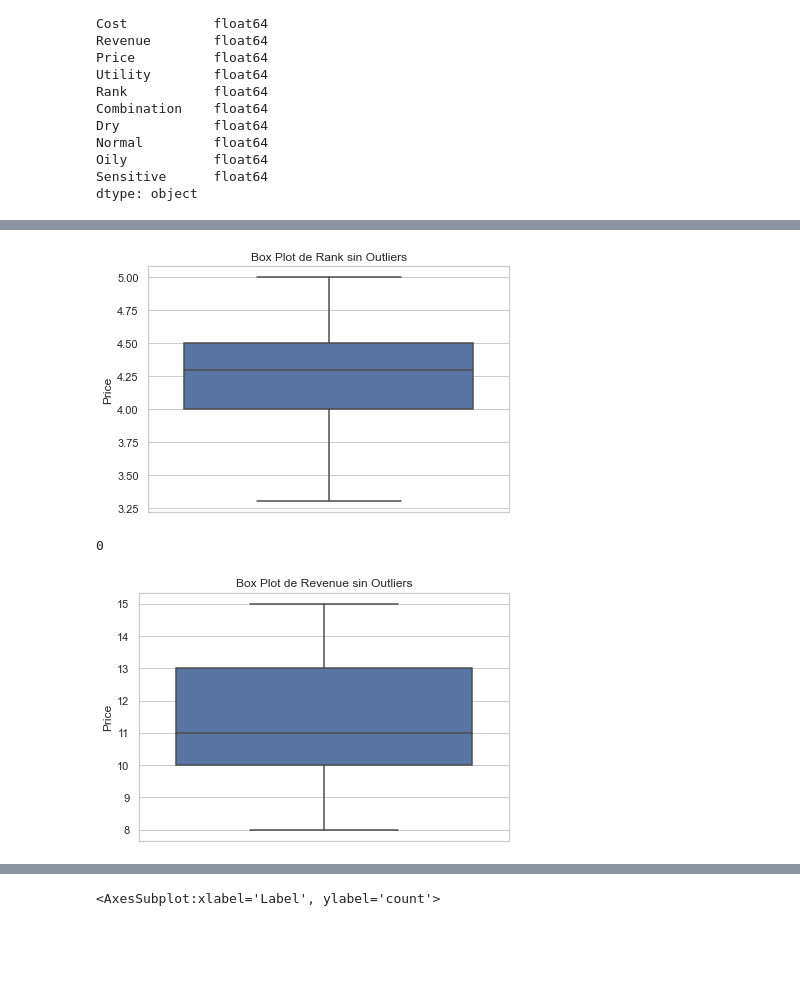
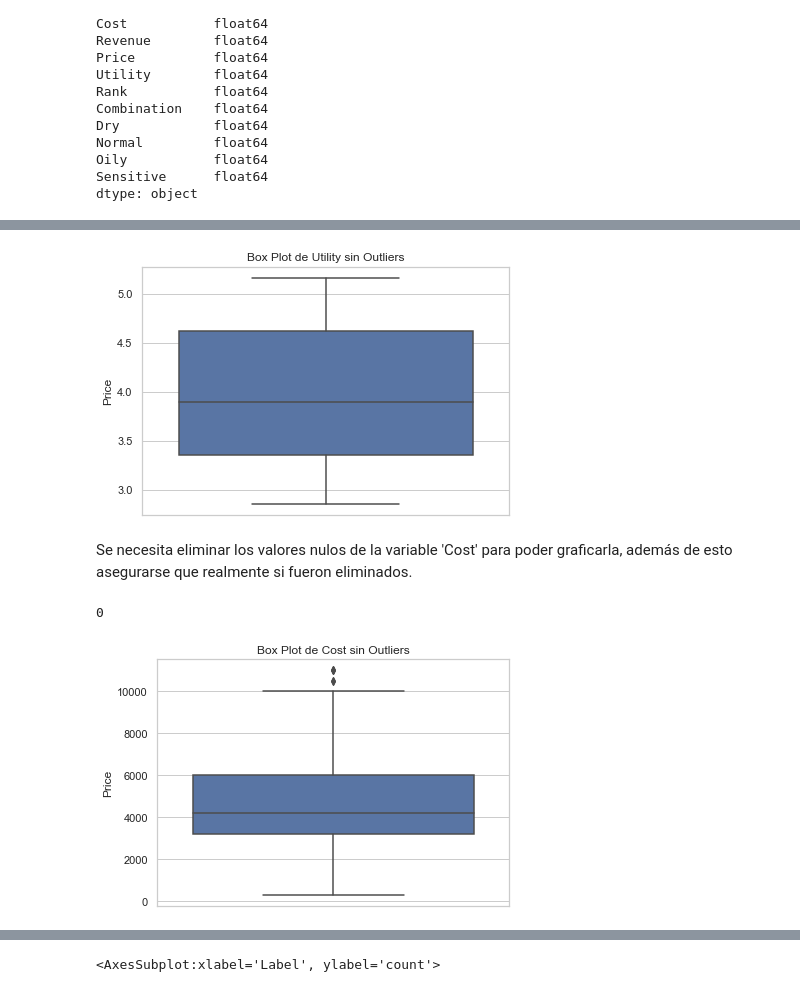
Before and after one commit to td2USA-20232/grupo2, a Jupyter notebook: Caso_uno_p_q.ipynb, the cells around one changed output, grey strips where cells are left out. Drawn from its saved outputs; the diff is of its cells as text; code cells hidden in the pictures; blank space fills up the shorter version.

```diff
--- a/Caso_uno_p_q.ipynb
+++ b/Caso_uno_p_q.ipynb
@@ -245,26 +332,28 @@ plt.show()
 # %%
-#'Rank' eliminación de outliers
-rank_data = new_df['Rank']
+#'Utility'
+utility_dataset = new_df['Utility']
 
-# Calcular el IQR
-Q1 = np.percentile(rank_data, 25)
-Q3 = np.percentile(rank_data, 75)
+# IQR
+Q1 = np.percentile(utility_data, 25)
+Q3 = np.percentile(utility_data, 75)
 IQR = Q3 - Q1
 
-# Límites inferior y superior
-lower_bound = Q1 - 1.5 * IQR
-upper_bound = Q3 + 1.5 * IQR
+# Límites
+limite_inferior = Q1 - 1.5 * IQR
+limite_superior = Q3 + 1.5 * IQR
 
 # Filtrar los datos
-filtered_rank_data = rank_data[(rank_data >= lower_bound) & (rank_data <= upper_bound)]
+filtered_utility_dataset = utility_dataset[(utility_dataset >= lower_bound) & (utility_dataset <= upper_bound)]
 
 # Box plot con los datos filtrados
-sns.boxplot(y=filtered_rank_data)
-plt.title('Box Plot de Rank sin Outliers')
+sns.boxplot(y=filtered_utility_dataset)
+plt.title('Box Plot de Utility sin Outliers')
 plt.ylabel('Price')
 plt.tight_layout()
 plt.show()
 # %% [output]
-[figure, old version]
+[figure, new version]
+# %% [markdown]
+Se necesita eliminar los valores nulos de la variable 'Cost' para poder graficarla, además de esto asegurarse que realmente si fueron eliminados.
 # %%
 
@@ -276,26 +364,27 @@ print(new_df['Revenue'].isnull().sum())  # Muestra  0
 # %% [output]
 0
 # %%
-#'Revenue' eliminación de outliers
-revenue_data = new_df['Revenue']
 
-# Calcular el IQR
-Q1 = np.percentile(revenue_data, 25)
-Q3 = np.percentile(revenue_data, 75)
+#'Cost'
+cost_dataset = new_df['Cost']
+
+# IQR
+Q1 = np.percentile(cost_dataset, 25)
+Q3 = np.percentile(cost_dataset, 75)
 IQR = Q3 - Q1
 
-# Límites inferior y superior
-lower_bound = Q1 - 1.5 * IQR
-upper_bound = Q3 + 1.5 * IQR
+# Límites
+limite_inferior = Q1 - 1.5 * IQR
+limite_superior = Q3 + 1.5 * IQR
 
 # Filtrar los datos
-filtered_revenue_data = revenue_data[(revenue_data >= lower_bound) & (revenue_data <= upper_bound)]
+filtered_cost_dataset = cost_dataset[(cost_dataset >= limite_inferior) & (cost_dataset <= limite_superior)]
 
 # Box plot con los datos filtrados
-sns.boxplot(y=filtered_revenue_data)
-plt.title('Box Plot de Revenue sin Outliers')
+sns.boxplot(y=filtered_cost_dataset)
+plt.title('Box Plot de Cost sin Outliers')
 plt.ylabel('Price')
 plt.tight_layout()
 plt.show()
 # %% [output]
-[figure, old version]
+[figure, new version]
```
Also changed, not shown: parts of 37 cells of this notebook.
